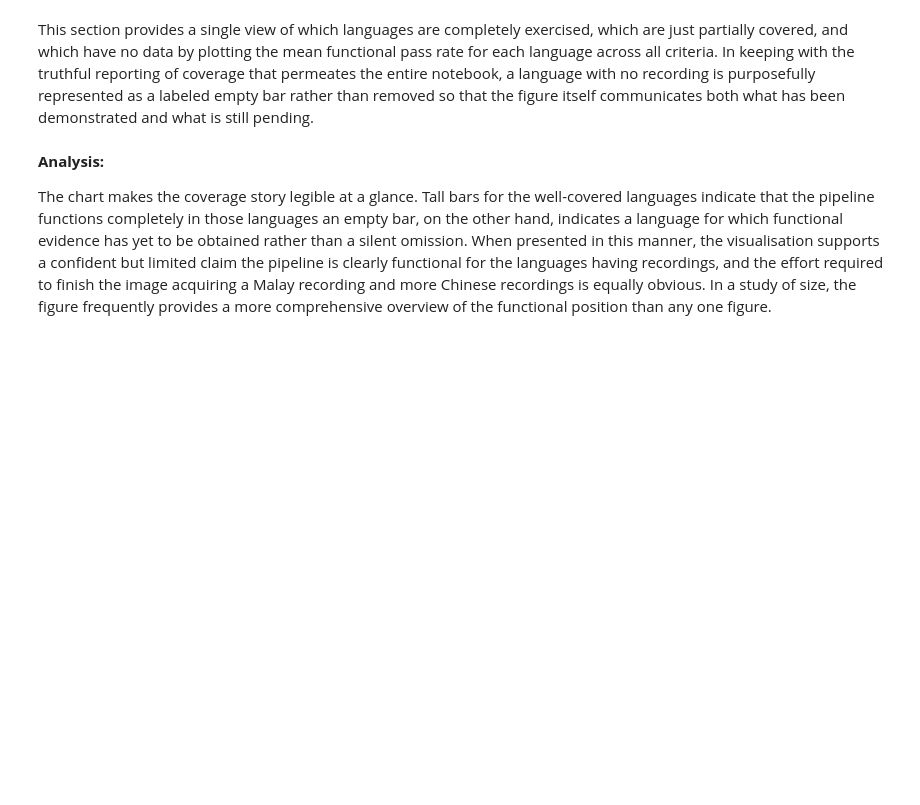
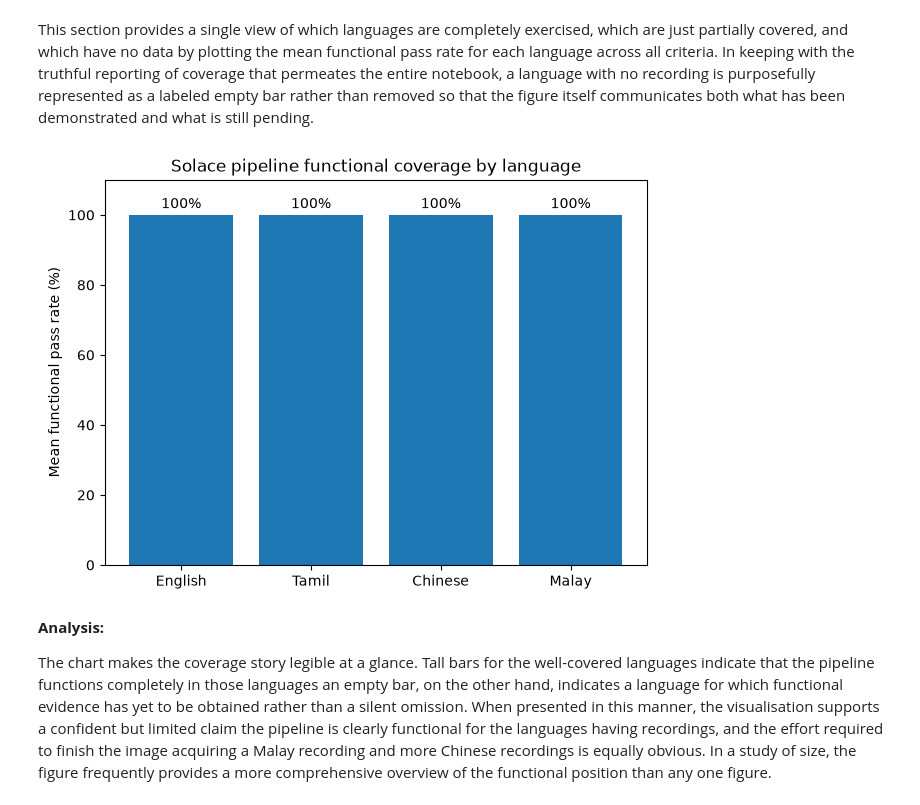
Before and after one commit to SubathraSIM/CM3020_Solace_Wellbeing_Monitoring_FYP, a Jupyter notebook: Notebooks/Evaluation/functional_evaluation_languages.ipynb, the cells around one changed output. Cells and saved outputs as stored; diff of their text form; code cells hidden in the pictures; blank space fills up the shorter version.

Commit message:
data notebooks update

```diff
--- a/Notebooks/Evaluation/functional_evaluation_languages.ipynb
+++ b/Notebooks/Evaluation/functional_evaluation_languages.ipynb
@@ -49,7 +58,10 @@ Every conclusion made in this notebook pertains to the system that users really
 The root folder containing the functional-evaluation recordings, the four available languages in a predetermined reporting sequence, and the video and audio file extensions that the pipeline can handle are all gathered in one location in this part. The recordings are arranged into one folder per language under a single root, and each folder may contain audio files, video files, or both. The pipeline treats the two differently, adding facial-emotion and visual behavioral signals only for video, so the notebook separates the two by file extension. The recording search is resilient regardless of the format in which a clip is saved when the acceptable extensions are explicitly defined.
 # %%
 # recording directory
-RECORDINGS_DIR = PROJECT_ROOT / "Functional Testing"
+RECORDINGS_DIR = PROJECT_ROOT / "data" / "raw" / "Functional_Testing"
+# %%
+# Store shorter evaluation clips
+PROCESSED_DIR = PROJECT_ROOT / "data" / "processed" / "Functional_Testing"
 # %%
 # define the four supported languages
 LANGUAGES = ["English", "Tamil", "Chinese", "Malay"]
@@ -100,5 +114,6 @@ for language in LANGUAGES:
     # create folder
     (RECORDINGS_DIR / language).mkdir(parents=True, exist_ok=True)
 # %%
-# discover recordings currently available
+# Find the original recordings
 CLIPS = discover_clips()
+ffmpeg = imageio_ffmpeg.get_ffmpeg_exe()
@@ -273,22 +395,24 @@ This section provides a single view of which languages are completely exercised,
 # %%
 # draw chart only when there are evaluated recordings
 if len(evaluated) > 0:
     # mean pass rate per language across all criteria
     overall = evaluated.groupby("language")[criteria].mean().mean(axis=1).mul(100).reindex(LANGUAGES)
     heights = overall.fillna(0).values
     fig, ax = plt.subplots(figsize=(7, 5))
     # bar chart
     bars = ax.bar(LANGUAGES, heights)
     ax.set_ylabel("Mean functional pass rate (%)")
-    ax.set_ylim(0, 100)
+    ax.set_ylim(0, 110)
     ax.set_title("Solace pipeline functional coverage by language")
     for bar, language in zip(bars, LANGUAGES):
         # write no data
         if pd.isna(overall[language]):
             ax.text(bar.get_x() + bar.get_width() / 2, 3, "no data", ha="center", va="bottom", rotation=90)
         else:
             ax.text(bar.get_x() + bar.get_width() / 2, bar.get_height() + 1, f"{bar.get_height():.0f}%", ha="center", va="bottom")
     plt.show()
+# %% [output]
+[figure, added]
 # %% [markdown]
 **Analysis:**
 
```
Also changed, not shown: parts of 9 cells of this notebook, 16 other files.
